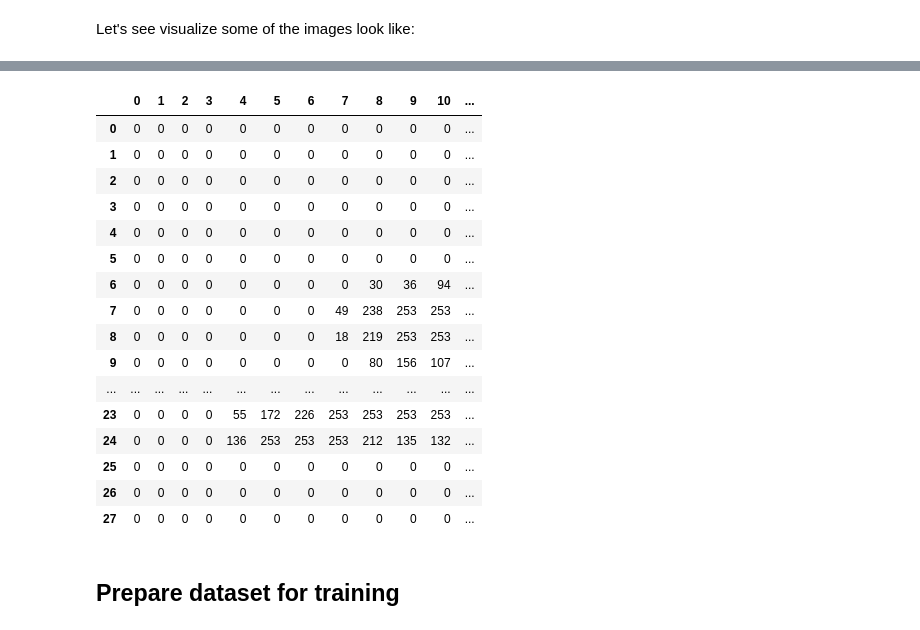
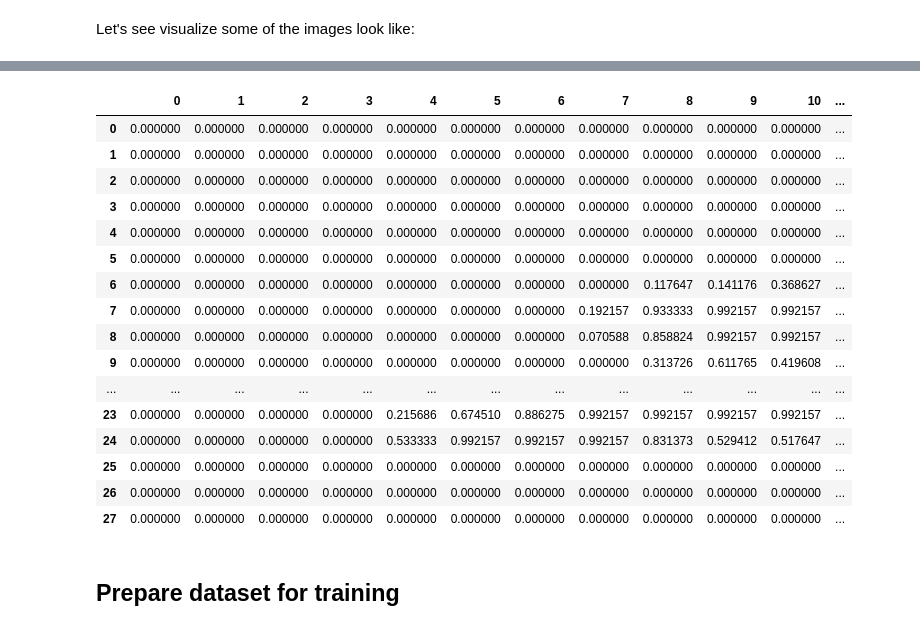
Before and after one commit to itacdonev/fastai-course, a Jupyter notebook: lecture_4/learning-pytorch-with-mnist.ipynb, the cells around one changed output, grey strips where cells are left out. Drawn from its saved outputs; the diff is of its cells as text; code cells hidden in the pictures.

```diff
--- a/lecture_4/learning-pytorch-with-mnist.ipynb
+++ b/lecture_4/learning-pytorch-with-mnist.ipynb
@@ -148,24 +153,24 @@ So the image size is 28 by 28 pixels and the first image should represent digit
 # %%
-dfimg = pd.DataFrame(tensor(img))
+dfimg = pd.DataFrame(img.squeeze().numpy())
 dfimg.style.set_properties(**{'font-size':'6pt'}).background_gradient('Blues')
 # %% [output]
 |  | 0 | 1 | 2 | 3 | 4 | 5 | 6 | 7 | 8 | 9 | 10 | ... |
-| 0 | 0 | 0 | 0 | 0 | 0 | 0 | 0 | 0 | 0 | 0 | 0 | ... |
-| 1 | 0 | 0 | 0 | 0 | 0 | 0 | 0 | 0 | 0 | 0 | 0 | ... |
-| 2 | 0 | 0 | 0 | 0 | 0 | 0 | 0 | 0 | 0 | 0 | 0 | ... |
-| 3 | 0 | 0 | 0 | 0 | 0 | 0 | 0 | 0 | 0 | 0 | 0 | ... |
-| 4 | 0 | 0 | 0 | 0 | 0 | 0 | 0 | 0 | 0 | 0 | 0 | ... |
-| 5 | 0 | 0 | 0 | 0 | 0 | 0 | 0 | 0 | 0 | 0 | 0 | ... |
-| 6 | 0 | 0 | 0 | 0 | 0 | 0 | 0 | 0 | 30 | 36 | 94 | ... |
-| 7 | 0 | 0 | 0 | 0 | 0 | 0 | 0 | 49 | 238 | 253 | 253 | ... |
-| 8 | 0 | 0 | 0 | 0 | 0 | 0 | 0 | 18 | 219 | 253 | 253 | ... |
-| 9 | 0 | 0 | 0 | 0 | 0 | 0 | 0 | 0 | 80 | 156 | 107 | ... |
+| 0 | 0.000000 | 0.000000 | 0.000000 | 0.000000 | 0.000000 | 0.000000 | 0.000000 | 0.000000 | 0.000000 | 0.000000 | 0.000000 | ... |
+| 1 | 0.000000 | 0.000000 | 0.000000 | 0.000000 | 0.000000 | 0.000000 | 0.000000 | 0.000000 | 0.000000 | 0.000000 | 0.000000 | ... |
+| 2 | 0.000000 | 0.000000 | 0.000000 | 0.000000 | 0.000000 | 0.000000 | 0.000000 | 0.000000 | 0.000000 | 0.000000 | 0.000000 | ... |
+| 3 | 0.000000 | 0.000000 | 0.000000 | 0.000000 | 0.000000 | 0.000000 | 0.000000 | 0.000000 | 0.000000 | 0.000000 | 0.000000 | ... |
+| 4 | 0.000000 | 0.000000 | 0.000000 | 0.000000 | 0.000000 | 0.000000 | 0.000000 | 0.000000 | 0.000000 | 0.000000 | 0.000000 | ... |
+| 5 | 0.000000 | 0.000000 | 0.000000 | 0.000000 | 0.000000 | 0.000000 | 0.000000 | 0.000000 | 0.000000 | 0.000000 | 0.000000 | ... |
+| 6 | 0.000000 | 0.000000 | 0.000000 | 0.000000 | 0.000000 | 0.000000 | 0.000000 | 0.000000 | 0.117647 | 0.141176 | 0.368627 | ... |
+| 7 | 0.000000 | 0.000000 | 0.000000 | 0.000000 | 0.000000 | 0.000000 | 0.000000 | 0.192157 | 0.933333 | 0.992157 | 0.992157 | ... |
+| 8 | 0.000000 | 0.000000 | 0.000000 | 0.000000 | 0.000000 | 0.000000 | 0.000000 | 0.070588 | 0.858824 | 0.992157 | 0.992157 | ... |
+| 9 | 0.000000 | 0.000000 | 0.000000 | 0.000000 | 0.000000 | 0.000000 | 0.000000 | 0.000000 | 0.313726 | 0.611765 | 0.419608 | ... |
 | ... | ... | ... | ... | ... | ... | ... | ... | ... | ... | ... | ... | ... |
-| 23 | 0 | 0 | 0 | 0 | 55 | 172 | 226 | 253 | 253 | 253 | 253 | ... |
-| 24 | 0 | 0 | 0 | 0 | 136 | 253 | 253 | 253 | 212 | 135 | 132 | ... |
-| 25 | 0 | 0 | 0 | 0 | 0 | 0 | 0 | 0 | 0 | 0 | 0 | ... |
-| 26 | 0 | 0 | 0 | 0 | 0 | 0 | 0 | 0 | 0 | 0 | 0 | ... |
-| 27 | 0 | 0 | 0 | 0 | 0 | 0 | 0 | 0 | 0 | 0 | 0 | ... |
+| 23 | 0.000000 | 0.000000 | 0.000000 | 0.000000 | 0.215686 | 0.674510 | 0.886275 | 0.992157 | 0.992157 | 0.992157 | 0.992157 | ... |
+| 24 | 0.000000 | 0.000000 | 0.000000 | 0.000000 | 0.533333 | 0.992157 | 0.992157 | 0.992157 | 0.831373 | 0.529412 | 0.517647 | ... |
+| 25 | 0.000000 | 0.000000 | 0.000000 | 0.000000 | 0.000000 | 0.000000 | 0.000000 | 0.000000 | 0.000000 | 0.000000 | 0.000000 | ... |
+| 26 | 0.000000 | 0.000000 | 0.000000 | 0.000000 | 0.000000 | 0.000000 | 0.000000 | 0.000000 | 0.000000 | 0.000000 | 0.000000 | ... |
+| 27 | 0.000000 | 0.000000 | 0.000000 | 0.000000 | 0.000000 | 0.000000 | 0.000000 | 0.000000 | 0.000000 | 0.000000 | 0.000000 | ... |
 # %% [markdown]
 ## Prepare dataset for training
 # %% [markdown]
```
Also changed, not shown: parts of 44 cells of this notebook.
